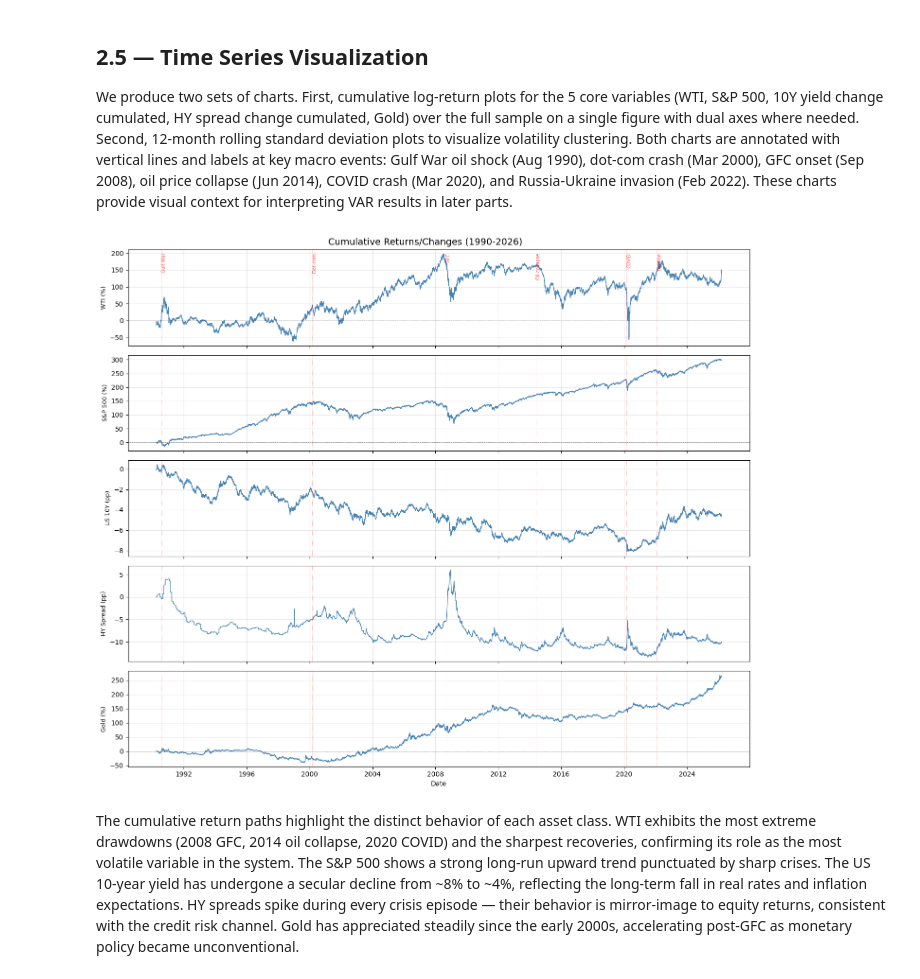
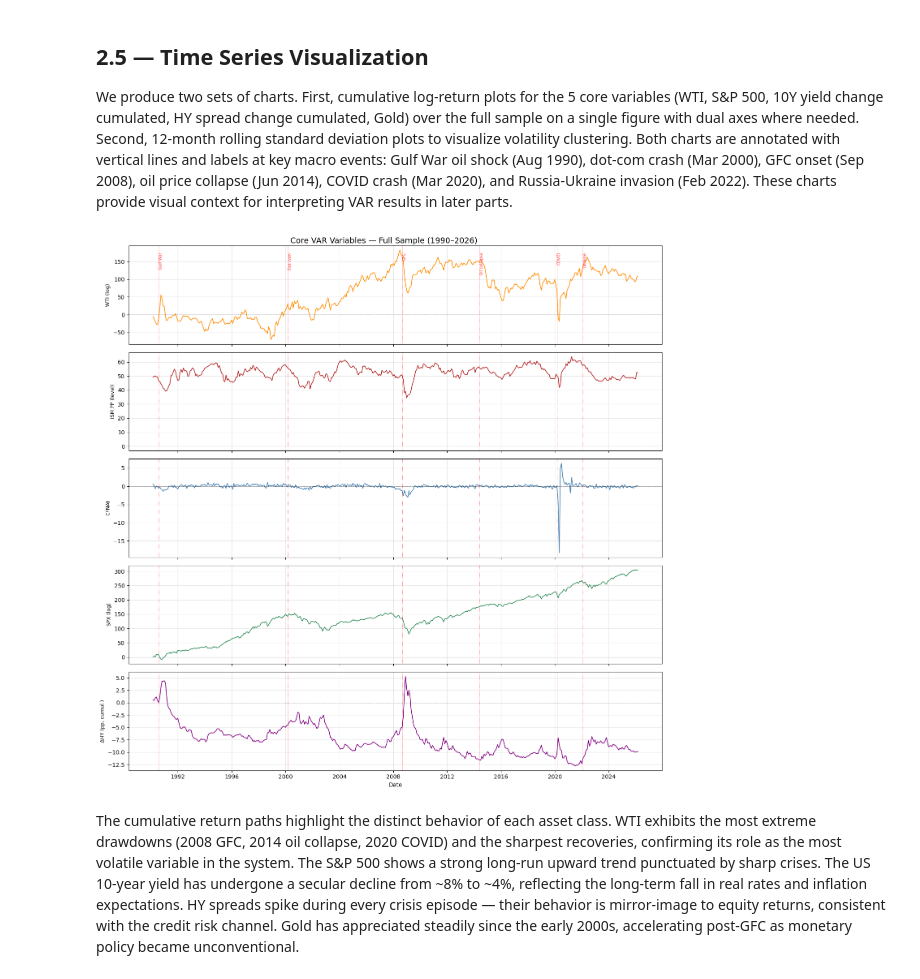
Before and after one commit to Altankaragulle/EMIF_Project_Oil, a Jupyter notebook: EMIF_Oil_Shock_Project.ipynb, the cells around one changed output. Saved outputs shown, nothing was run; the diff lists cells and outputs as text; code cells hidden in the pictures.

```diff
--- a/EMIF_Oil_Shock_Project.ipynb
+++ b/EMIF_Oil_Shock_Project.ipynb
@@ -551,49 +565,48 @@ We produce two sets of charts. First, cumulative log-return plots for the 5 core
 # %%
 # Key macro events
 events = {
     '1990-08-01': 'Gulf War',
     '2000-03-01': 'Dot-com',
     '2008-09-01': 'GFC',
     '2014-06-01': 'Oil collapse',
     '2020-03-01': 'COVID',
     '2022-02-01': 'Ukraine'
 }
 
-# 5 core VAR variables
-core_vars = ['WTI futures', 'S&P500', 'US 10-year Rate', 'High yield index yield to worst', 'Gold']
+# 5 core VAR variables — use var_df (monthly frequency)
+# WTI and SPX are log-returns → cumulate; ISM_PP and CFNAI are levels; DHY is first-difference → cumulate
+plot_data = pd.DataFrame(index=var_df.index)
+plot_data["WTI (cumul. log-ret)"]  = var_df["WTI"].cumsum()
+plot_data["ISM Prices Paid"]        = var_df["ISM_PP"]
+plot_data["CFNAI"]                  = var_df["CFNAI"]
+plot_data["SPX (cumul. log-ret)"]   = var_df["SPX"].cumsum()
+plot_data["ΔHY spread (cumul.)"]    = var_df["DHY"].cumsum()
 
-# Cumulative returns
-cum_ret = pd.DataFrame(index=daily_ret.index)
-for col in core_vars:
-    cum_ret[col] = daily_ret[col].cumsum()
+ylabels = ["WTI (log)", "ISM PP (level)", "CFNAI", "SPX (log)", "ΔHY (pp, cumul.)"]
+colors  = ["darkorange", "firebrick", "steelblue", "seagreen", "purple"]
 
-# Plot
-fig, axes = plt.subplots(5, 1, figsize=(14, 12), sharex=True)
-fig.suptitle('Cumulative Returns/Changes (1990-2026)', fontsize=14)
+fig, axes = plt.subplots(5, 1, figsize=(14, 14), sharex=True)
+fig.suptitle("Core VAR Variables — Full Sample (1990–2026)", fontsize=14)
 
-labels = ['WTI (%)', 'S&P 500 (%)', 'US 10Y (pp)', 'HY Spread (pp)', 'Gold (%)']
-
-for i, (var, label) in enumerate(zip(core_vars, labels)):
+for i, (col, label, color) in enumerate(zip(plot_data.columns, ylabels, colors)):
     ax = axes[i]
-    ax.plot(cum_ret.index, cum_ret[var], linewidth=1, color='steelblue')
+    ax.plot(plot_data.index, plot_data[col], linewidth=1.2, color=color)
     ax.axhline(0, color='black', linewidth=0.5, linestyle='--', alpha=0.5)
     ax.set_ylabel(label, fontsize=9)
     ax.grid(True, alpha=0.3)
-
-    # Annotate events
     for event_date, event_name in events.items():
         event_dt = pd.to_datetime(event_date)
-        if cum_ret.index.min() <= event_dt <= cum_ret.index.max():
-            ax.axvline(event_dt, color='red', linewidth=0.6, linestyle=':', alpha=0.5)
-            if i == 0:  # Labels on first subplot only
-                ax.text(event_dt, ax.get_ylim()[1] * 0.95, event_name,
-                       rotation=90, verticalalignment='top', fontsize=7, color='red', alpha=0.7)
+        if plot_data.index.min() <= event_dt <= plot_data.index.max():
+            ax.axvline(event_dt, color='red', linewidth=0.6, linestyle=':', alpha=0.7)
+            if i == 0:
+                ax.text(event_dt, ax.get_ylim()[1] * 0.9, event_name,
+                        rotation=90, verticalalignment='top', fontsize=7, color='red', alpha=0.8)
 
 axes[-1].set_xlabel('Date', fontsize=10)
 plt.tight_layout()
 plt.show()
 # %% [output]
-[figure, old version]
+[figure, new version]
 # %% [markdown]
 The cumulative return paths highlight the distinct behavior of each asset class. WTI exhibits the most extreme drawdowns (2008 GFC, 2014 oil collapse, 2020 COVID) and the sharpest recoveries, confirming its role as the most volatile variable in the system. The S&P 500 shows a strong long-run upward trend punctuated by sharp crises. The US 10-year yield has undergone a secular decline from ~8% to ~4%, reflecting the long-term fall in real rates and inflation expectations. HY spreads spike during every crisis episode — their behavior is mirror-image to equity returns, consistent with the credit risk channel. Gold has appreciated steadily since the early 2000s, accelerating post-GFC as monetary policy became unconventional.
 # %% [markdown]
```
Also changed, not shown: parts of 32 cells of this notebook.
